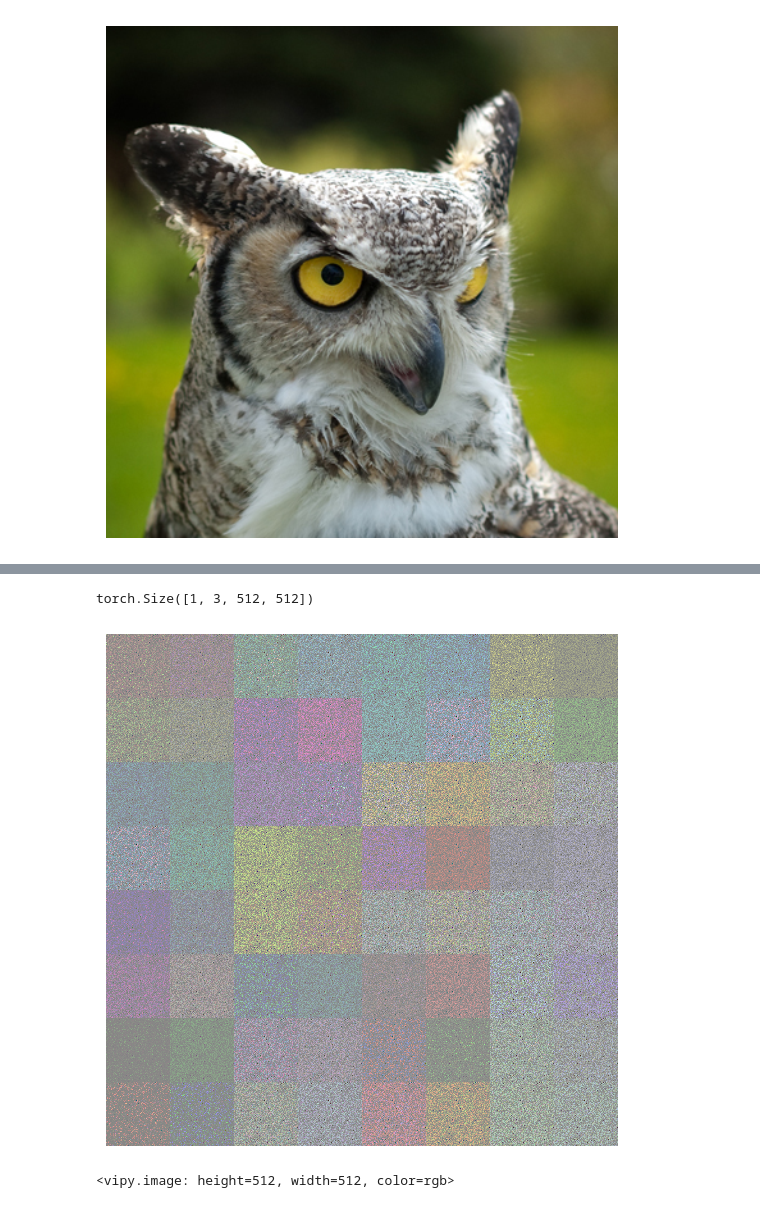
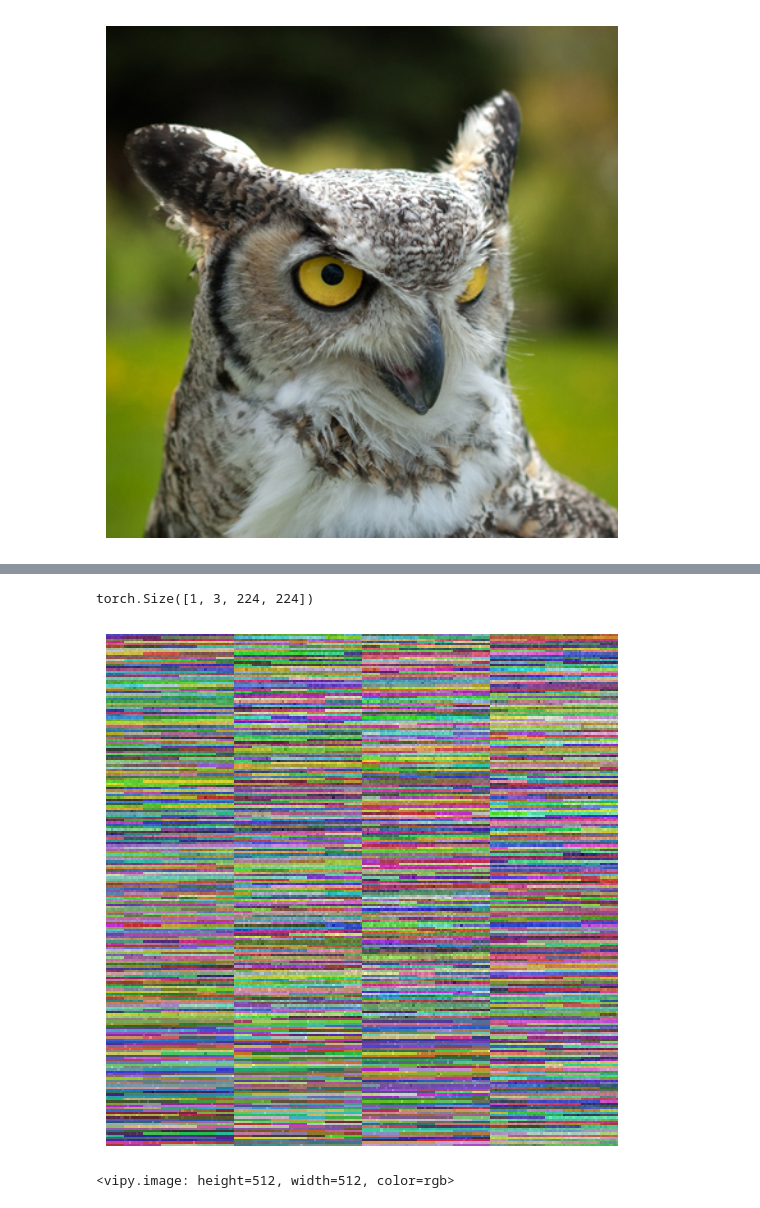
Before and after one commit to visym/keynet, a Jupyter notebook: demo/vgg16.ipynb, the cells around one changed output, grey strips where cells are left out. Cells and saved outputs as stored; diff of their text form; code cells hidden in the pictures.

```diff
--- a/demo/vgg16.ipynb
+++ b/demo/vgg16.ipynb
@@ -24,20 +23,16 @@ torch.Size([1, 3, 512, 512])
 # %%
-(sensor, model) = Keynet(inshape=(3,512,512),
-                         net=None,
-                         global_geometric='hierarchical_permutation',
+# Stochastic Keynet
+(sensor, model) = Keynet(inshape=(3,224,224), net=None, blocksize=56,
+                         global_geometric='hierarchical_permutation', hierarchical_blockshape=(2,2), hierarchical_permute_at_level=(0,1,2),
                          global_photometric='identity',
-                         local_geometric='givens_orthogonal',
-                         local_photometric='uniform_random_gain',
-                         blocksize=64,
-                         alpha=64,
-                         beta=10.0,
-                         blockshape=(2,2),
-                         permute_at_level=[0,1,2],
+                         local_geometric='givens_orthogonal', alpha=56,
+                         local_photometric='uniform_random_affine', beta=1.0, gamma=1000.0,
                          memoryorder='block')
 # %%
+# Show the keyed image
 keyed = sensor.fromimage(im_source).encrypt()
-keyed.asimage().show()
+keyed.toimage().mindim(512, interp='nearest').show()
 # %% [output]
-torch.Size([1, 3, 512, 512])
+torch.Size([1, 3, 224, 224])
-[figure, old version]
+[figure, new version]
 <vipy.image: height=512, width=512, color=rgb>
```
Also changed, not shown: parts of 5 cells of this notebook, 1 other file.
